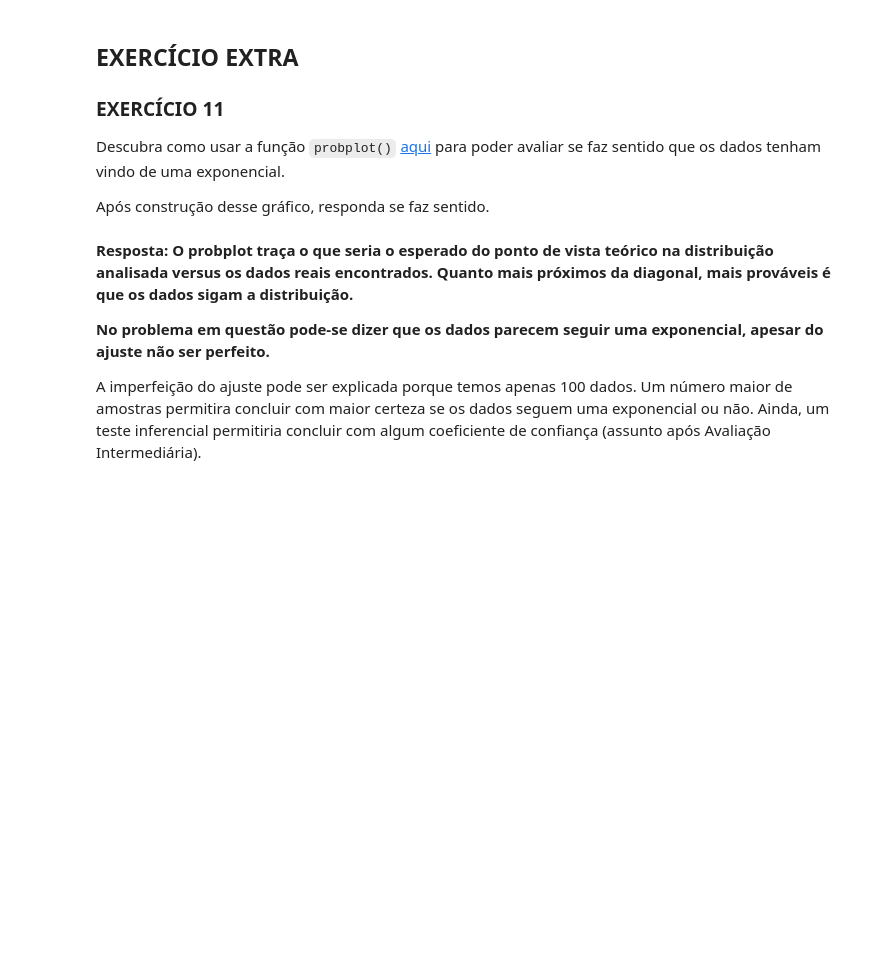
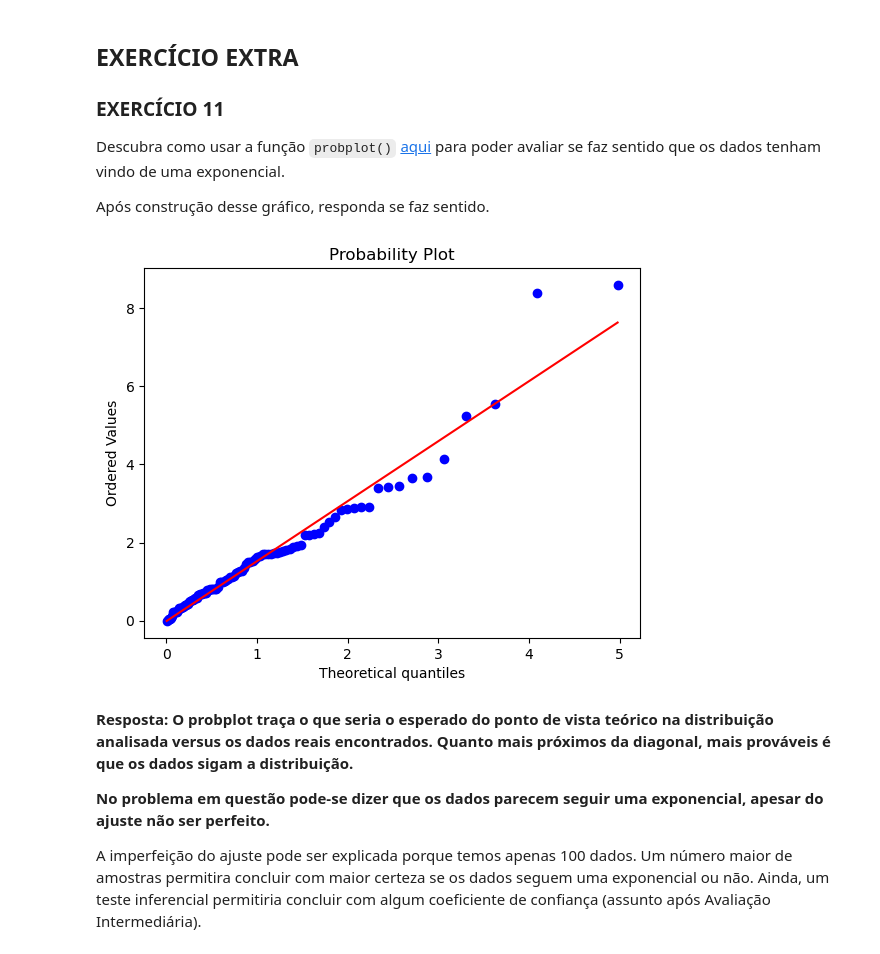
Before and after one commit to thevitorhideki/cdados, a Jupyter notebook: atividades/Aula12_Atividade_Exponencial.ipynb, the cells around one changed output. Cells and saved outputs as stored; diff of their text form; code cells hidden in the pictures; blank space fills up the shorter version.

```diff
--- a/atividades/Aula12_Atividade_Exponencial.ipynb
+++ b/atividades/Aula12_Atividade_Exponencial.ipynb
@@ -347,3 +433,11 @@ Após construção desse gráfico, responda se faz sentido.
+# %%
+fig = plt.figure()
+ax = fig.add_subplot(111)
+
+stats.probplot(valores_f, dist=stats.expon, plot=ax)
+plt.show()
+# %% [output]
+[figure, added]
 # %% [markdown]
 **Resposta: O probplot traça o que seria o esperado do ponto de vista teórico na distribuição analisada versus os dados reais encontrados. Quanto mais próximos da diagonal, mais prováveis é que os dados sigam a distribuição.**
 
```
Also changed, not shown: parts of 35 cells of this notebook, 36 other files.
